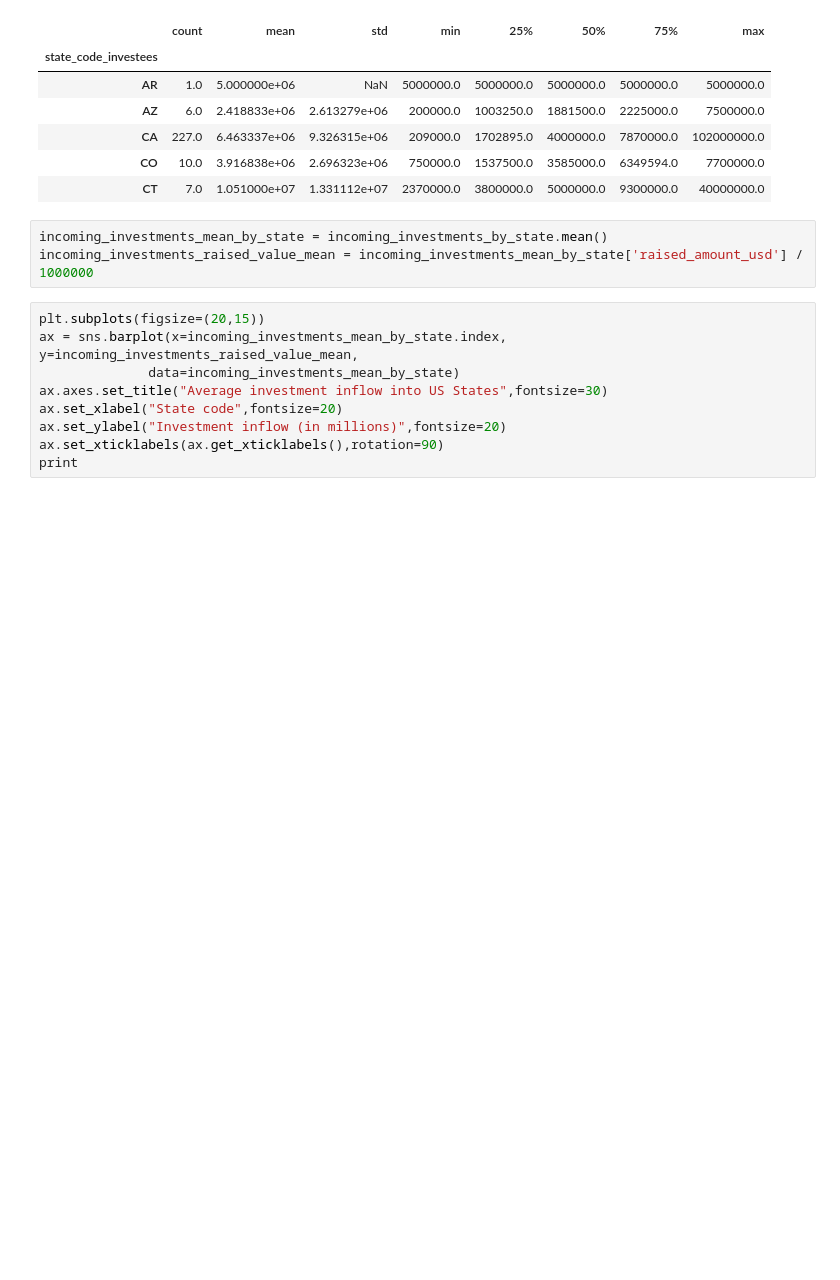
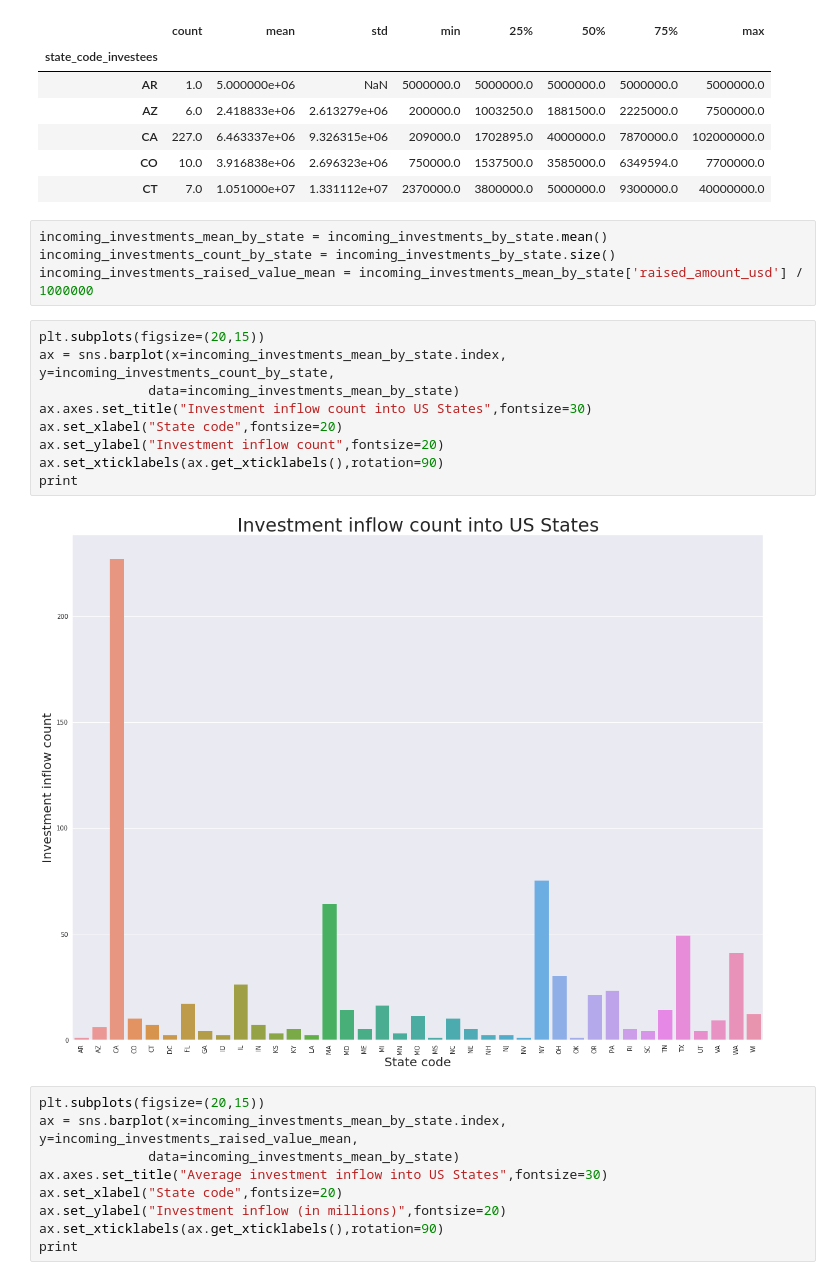
Before and after one commit to CIT-ee/MSA-Investment-Flow, a Jupyter notebook: notebooks/0.1-spider101-exploring-incoming-investments.ipynb, the cells around one changed output. Drawn from its saved outputs; the diff is of its cells as text; blank space fills up the shorter version.

Commit message:
investment flow exploration code

```diff
--- a/notebooks/0.1-spider101-exploring-incoming-investments.ipynb
+++ b/notebooks/0.1-spider101-exploring-incoming-investments.ipynb
@@ -93,7 +93,19 @@ incoming_investments_by_state.describe()['raised_amount_usd'].head()
 | CT | 7.0 | 1.051000e+07 | 1.331112e+07 | 2370000.0 | 3800000.0 | 5000000.0 | 9300000.0 | 40000000.0 |
 # %%
 incoming_investments_mean_by_state = incoming_investments_by_state.mean()
+incoming_investments_count_by_state = incoming_investments_by_state.size()
 incoming_investments_raised_value_mean = incoming_investments_mean_by_state['raised_amount_usd'] / 1000000
+# %%
+plt.subplots(figsize=(20,15))
+ax = sns.barplot(x=incoming_investments_mean_by_state.index, y=incoming_investments_count_by_state,
+              data=incoming_investments_mean_by_state)
+ax.axes.set_title("Investment inflow count into US States",fontsize=30)
+ax.set_xlabel("State code",fontsize=20)
+ax.set_ylabel("Investment inflow count",fontsize=20)
+ax.set_xticklabels(ax.get_xticklabels(),rotation=90)
+print
+# %% [output]
+[figure, added]
 # %%
 plt.subplots(figsize=(20,15))
 ax = sns.barplot(x=incoming_investments_mean_by_state.index, y=incoming_investments_raised_value_mean,
```
Also changed, not shown: parts of 2 cells of this notebook, 1 other file.
